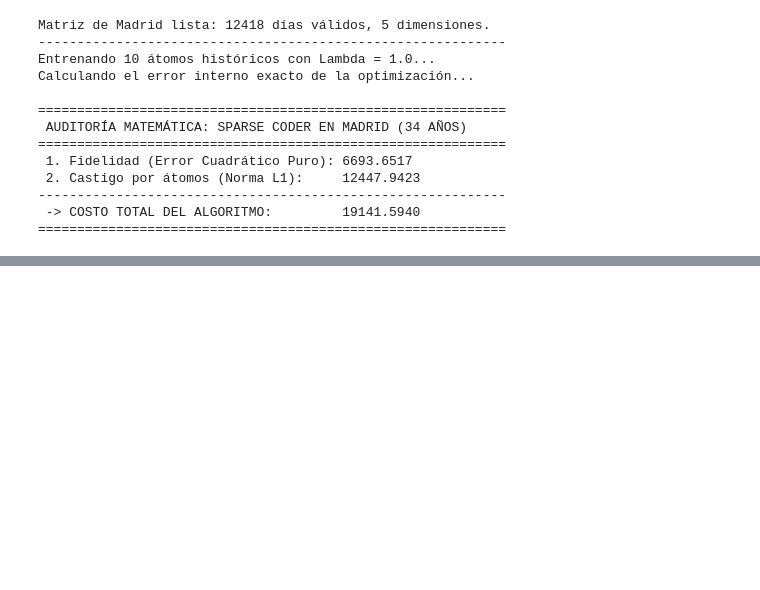
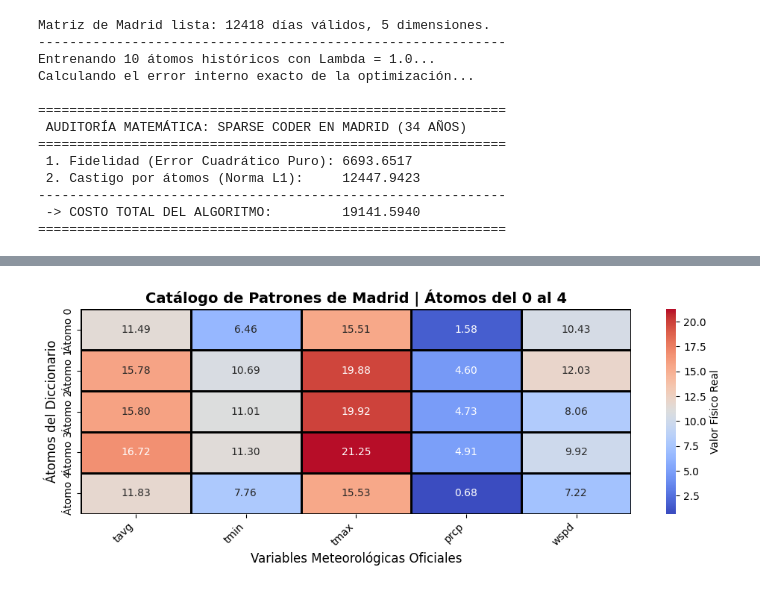
Before and after one commit to adrindrandran/Parcial-ML, a Jupyter notebook: metheo_madrid.ipynb, the cells around one changed output, grey strips where cells are left out. Cells and saved outputs as stored; diff of their text form; code cells hidden in the pictures; blank space fills up the shorter version.

```diff
--- a/metheo_madrid.ipynb
+++ b/metheo_madrid.ipynb
@@ -234,0 +323,83 @@ Calculando el error interno exacto de la optimización...
+# %%
+import numpy as np
+import pandas as pd
+import matplotlib.pyplot as plt
+import seaborn as sns
+from datetime import datetime
+from meteostat import Point, Daily
+from sklearn.decomposition import DictionaryLearning
+from sklearn.preprocessing import StandardScaler
+
+# ==========================================
+# 1) EXTRACCIÓN Y LIMPIEZA: MADRID (1990 - 2023)
+# ==========================================
+print("Descargando 34 años de clima de Madrid...")
+ubicacion = Point(40.4168, -3.7038, 667)
+inicio = datetime(1990, 1, 1)
+fin = datetime(2023, 12, 31)
+
+datos_brutos = Daily(ubicacion, inicio, fin).fetch()
+
+# Limpieza impecable
+umbral_validos = int(len(datos_brutos) * 0.70)
+datos_limpios = datos_brutos.dropna(axis=1, thresh=umbral_validos)
+datos_limpios = datos_limpios.ffill().bfill()
+
+X_raw = datos_limpios.select_dtypes(include=[np.number])
+nombres_variables = X_raw.columns.tolist()
+
+scaler = StandardScaler()
+X_scaled = scaler.fit_transform(X_raw)
+
+print(f"Datos listos: {X_scaled.shape[0]} días válidos con {X_scaled.shape[1]} variables.")
+
+# ==========================================
+# 2) ENTRENAMIENTO DEL DICCIONARIO
+# ==========================================
+n_atoms = 40
+print(f"Entrenando {n_atoms} átomos históricos...")
+
+dict_learner = DictionaryLearning(
+    n_components=n_atoms,
+    alpha=1.0,
+    transform_algorithm='lasso_lars',
+    random_state=42,
+    max_iter=1000
+)
+
+dict_learner.fit(X_scaled)
+dictionary_atoms = dict_learner.components_
+
+# ==========================================
+# 3) BUCLE DE VISUALIZACIÓN (DE 5 EN 5)
+# ==========================================
+print("\nGenerando el catálogo de micro-climas (Grupos de 5)...")
+
+# Deshacemos el escalado para ver los valores reales y exactos
+atomos_reales = scaler.inverse_transform(dictionary_atoms)
+df_atomos_reales = pd.DataFrame(atomos_reales, columns=nombres_variables)
+df_atomos_reales.index = [f"Átomo {i}" for i in range(n_atoms)]
+
+# Valor central para que la escala de colores (rojo/azul) tenga sentido físico
+centro_color = df_atomos_reales.mean().mean()
+
+# Bucle mágico que salta de 5 en 5 (0, 5, 10, 15... hasta 40)
+for i in range(0, n_atoms, 5):
+    # Extraemos el "trozo" de 5 átomos
+    df_chunk = df_atomos_reales.iloc[i : i+5]
+
+    # Creamos una figura nueva para cada trozo, más baja para que las celdas sean cuadradas
+    plt.figure(figsize=(10, 4))
+
+    sns.heatmap(df_chunk, annot=True, fmt=".2f", cmap="coolwarm", center=centro_color,
+                linewidths=1, linecolor='black', cbar_kws={'label': 'Valor Físico Real'})
+
+    plt.title(f"Catálogo de Patrones de Madrid | Átomos del {i} al {i+4}", fontsize=14, fontweight='bold')
+    plt.xlabel("Variables Meteorológicas Oficiales", fontsize=12)
+    plt.ylabel("Átomos del Diccionario", fontsize=12)
+    plt.xticks(rotation=45, ha='right')
+    plt.tight_layout()
+
+    # Al poner plt.show() dentro del bucle, obligamos a Python a imprimir cada imagen por separado
+    plt.show()
+# %% [output]
@@ -234,0 +411 @@ Calculando el error interno exacto de la optimización...
+[figure, added]
```
Also changed, not shown: parts of 3 cells of this notebook.
